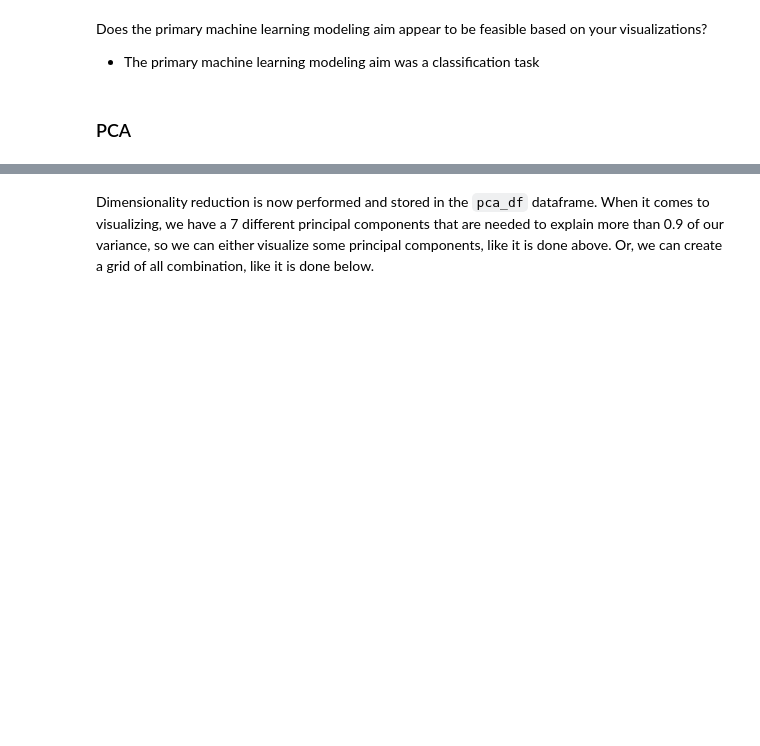
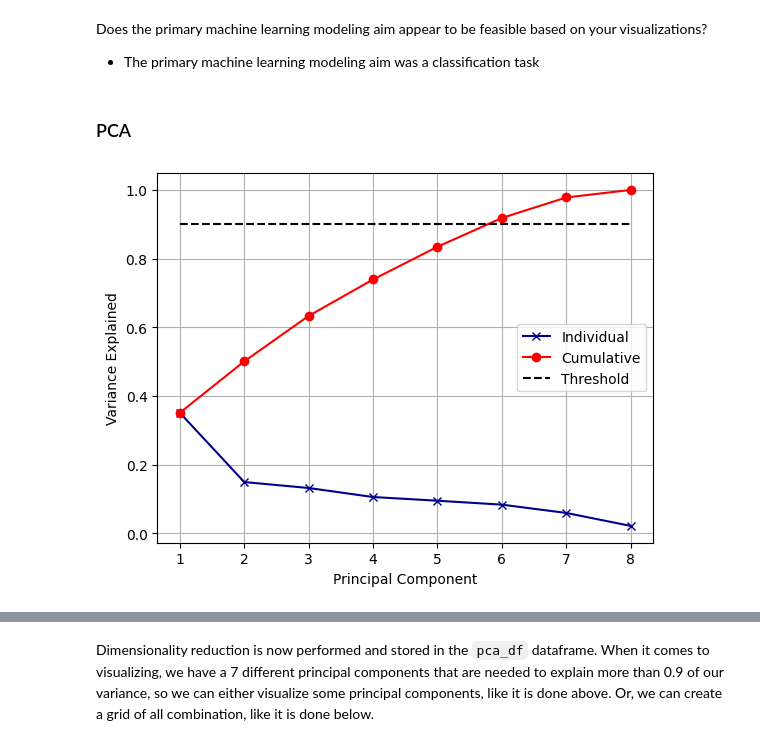
Before and after one commit to s243933/Introduction-to-ML-and-Data-Mining, a Jupyter notebook: EDA.ipynb, the cells around one changed output, grey strips where cells are left out. Cells and saved outputs as stored; diff of their text form; code cells hidden in the pictures; blank space fills up the shorter version.

```diff
--- a/EDA.ipynb
+++ b/EDA.ipynb
@@ -124,5 +127,19 @@ U, S, Vh = svd(Y, full_matrices=False)
 
 # Computing the amount of variance explained by the principal components
 rho = (S * S) / (S * S).sum()
+# %%
+# Following class exercises week 3, we can use this plot to see how many principal components explain which amount of variance
+threshold = 0.9
+plt.figure()
+plt.plot(range(1, len(rho) + 1), rho, "x-", color='darkblue')
+plt.plot(range(1, len(rho) + 1), np.cumsum(rho), "o-", color='red')
+plt.plot([1, len(rho)], [threshold, threshold], "k--")
+plt.xlabel("Principal Component")
+plt.ylabel("Variance Explained")
+plt.legend(["Individual", "Cumulative", "Threshold"])
+plt.grid()
+plt.show()
+# %% [output]
+[figure, added]
 # %%
 # Following class exercises week 3, we can use this plot to see how many principal components explain which amount of variance
```
Also changed, not shown: parts of 7 cells of this notebook, 10 other files.
